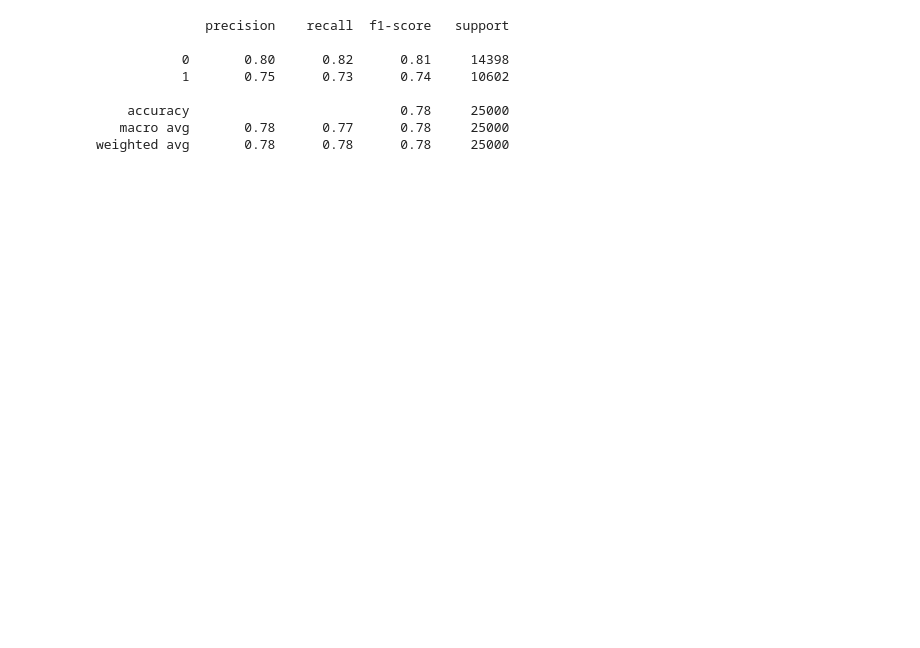
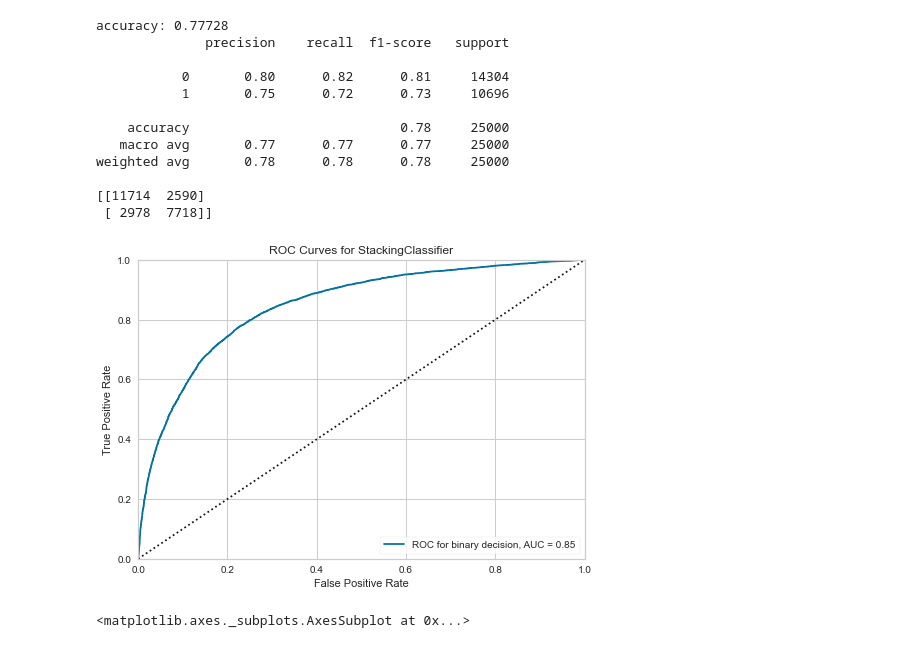
Before and after one commit to theSkyseS/data-analysis, a Jupyter notebook: competition/notebooks/data_processing.ipynb, the cells around one changed output. Saved outputs shown, nothing was run; the diff lists cells and outputs as text; code cells hidden in the pictures; blank space fills up the shorter version.

```diff
--- a/competition/notebooks/data_processing.ipynb
+++ b/competition/notebooks/data_processing.ipynb
@@ -167,4 +167,4 @@ et_predict = best_et.predict(test_df.drop(columns=['PassengerId','Name', 'Ticket
 submission['Survived'] = et_predict
 submission.to_csv('../data/submission_et.csv', index=False)
 # %%
-stacking = ensemble.StackingClassifier([('tree', tree_optimal), ('extra trees', best_et), ('catboost', catboost_estimator), ('forest', best_forest)], n_jobs=4)
+stacking = ensemble.StackingClassifier([('tree', tree_optimal), ('extra trees', best_et), ('catboost', CatBoostClassifier()), ('forest', best_forest)], n_jobs=4)
@@ -176,15 +193,27 @@ stacking.fit(X_train, y_train)
-# %%
-stack_predict = stacking.predict(X_test)
-print(metrics.classification_report(y_test, stack_predict))
-# %% [output]
-              precision    recall  f1-score   support
-
-           0       0.80      0.82      0.81     14398
-           1       0.75      0.73      0.74     10602
-
-    accuracy                           0.78     25000
-   macro avg       0.78      0.77      0.78     25000
-weighted avg       0.78      0.78      0.78     25000
+# %%
+stack_predict = stacking.predict(X_test)
+print("accuracy:", metrics.accuracy_score(y_test, stack_predict))
+print(metrics.classification_report(y_test, stack_predict))
+print(metrics.confusion_matrix(y_test, stack_predict))
+visualizer = yb.ROCAUC(stacking, binary=True, classes=[0, 1], is_fitted=True)
+visualizer.fit(X_train, y_train)
+visualizer.score(X_test, y_test)
+visualizer.show()
+# %% [output]
+accuracy: 0.77728
+              precision    recall  f1-score   support
+
+           0       0.80      0.82      0.81     14304
+           1       0.75      0.72      0.73     10696
+
+    accuracy                           0.78     25000
+   macro avg       0.77      0.77      0.77     25000
+weighted avg       0.78      0.78      0.78     25000
+
+[[11714  2590]
+ [ 2978  7718]]
+[figure, added]
+<matplotlib.axes._subplots.AxesSubplot at 0x...>
 # %%
 %%time
 stacking.fit(X, y)
```
Also changed, not shown: parts of 8 cells of this notebook, 1 other file.
